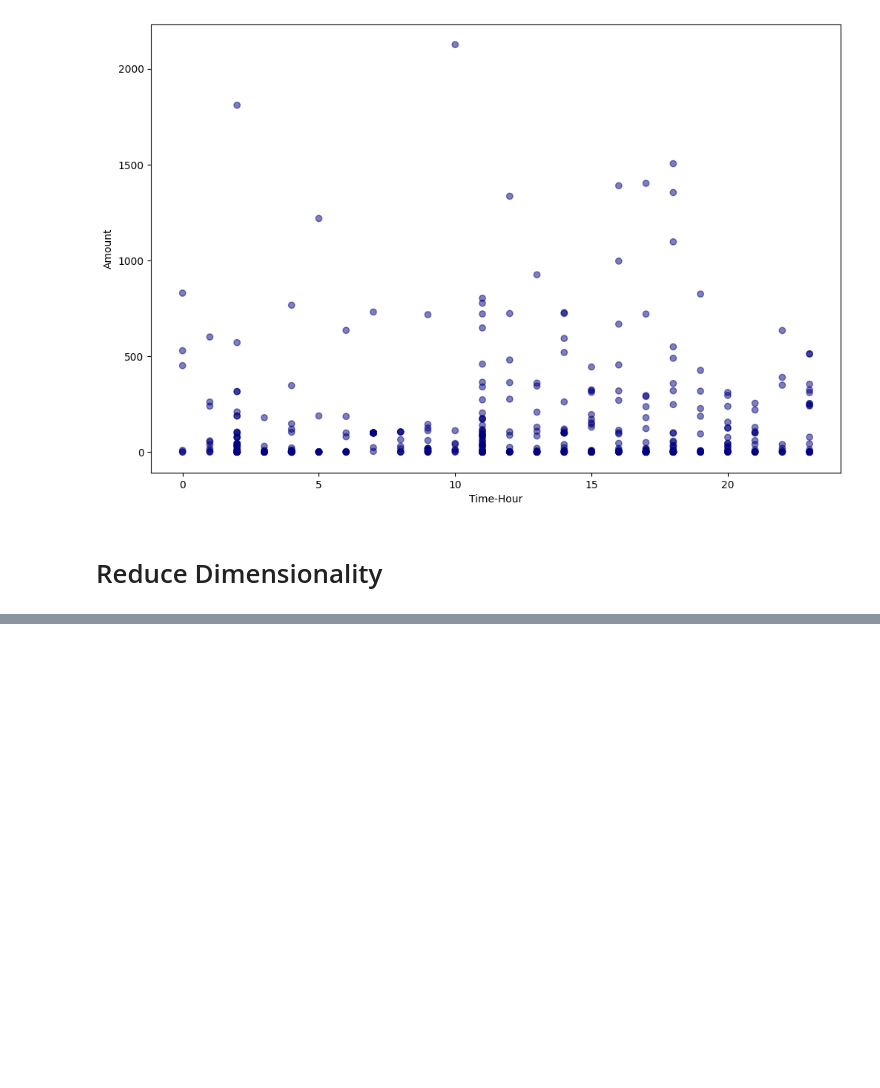
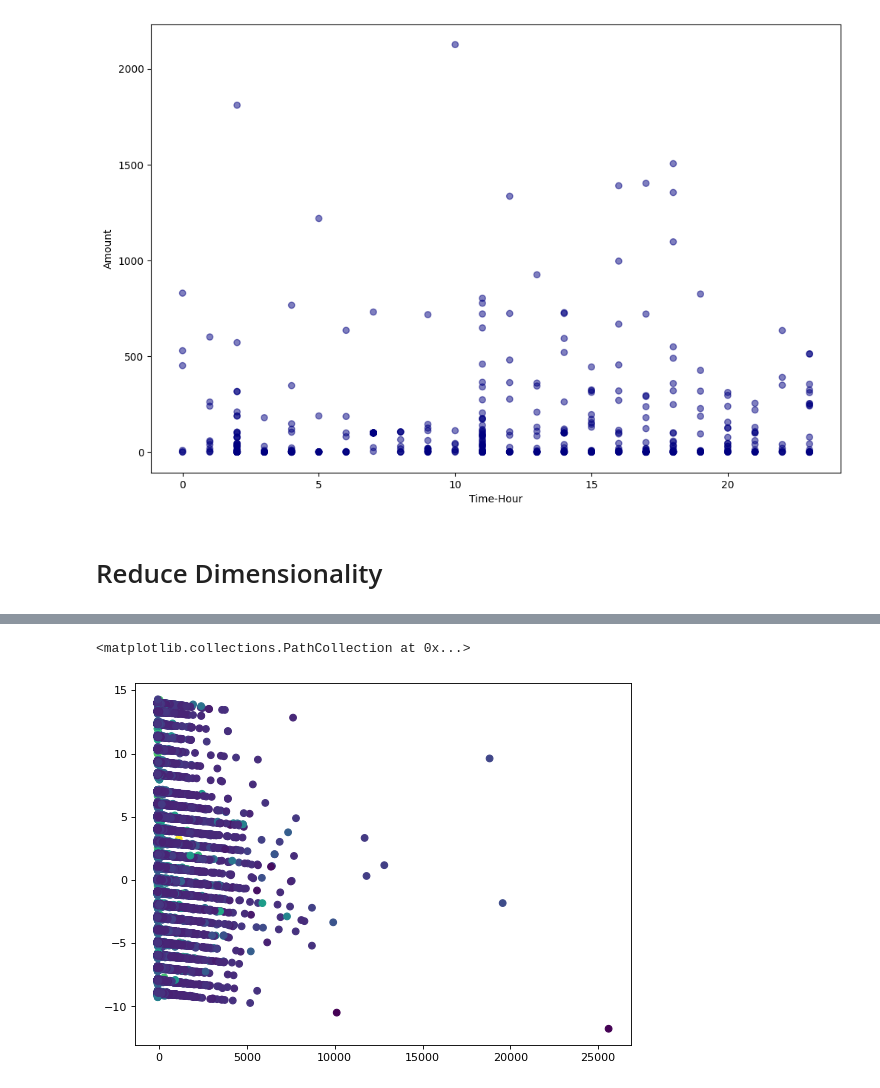
Before and after one commit to sigurdurb/credit-card-fraud-detector, a Jupyter notebook: DataAnalysis.ipynb, the cells around one changed output, grey strips where cells are left out. Saved outputs shown, nothing was run; the diff lists cells and outputs as text; code cells hidden in the pictures; blank space fills up the shorter version.

```diff
--- a/DataAnalysis.ipynb
+++ b/DataAnalysis.ipynb
@@ -298,0 +344,22 @@ plt.show()
+# %%
+# Looks good lets try 3 dim
+# Now with the other features
+encoded_features_df = credidcard_fraud_df[['V1', 'V2', 'V3', 'V4', 'V5', 'V6',
+      'V7', 'V8', 'V9', 'V10', 'V11', 'V12', 'V13', 'V14', 'V15', 'V16', 'V17',
+      'V18', 'V18', 'V20', 'V21', 'V22', 'V23', 'V24', 'V25', 'V26', 'V27',
+      'V28', 'Time-Hour', 'Amount']]
+
+pca = PCA(n_components=3)
+pca.fit(encoded_features_df )
+X3D = pca.transform(encoded_features_df )
+
+# and plot
+x = X3D[:, 0]
+y = X3D[:, 1]
+c = X3D[:, 2]
+
+plt.figure(figsize=(8, 6), dpi=80)
+plt.scatter(x=x, y=y, c=c)
+# %% [output]
+<matplotlib.collections.PathCollection at 0x...>
+[figure, added]
```
Also changed, not shown: parts of 4 cells of this notebook.
